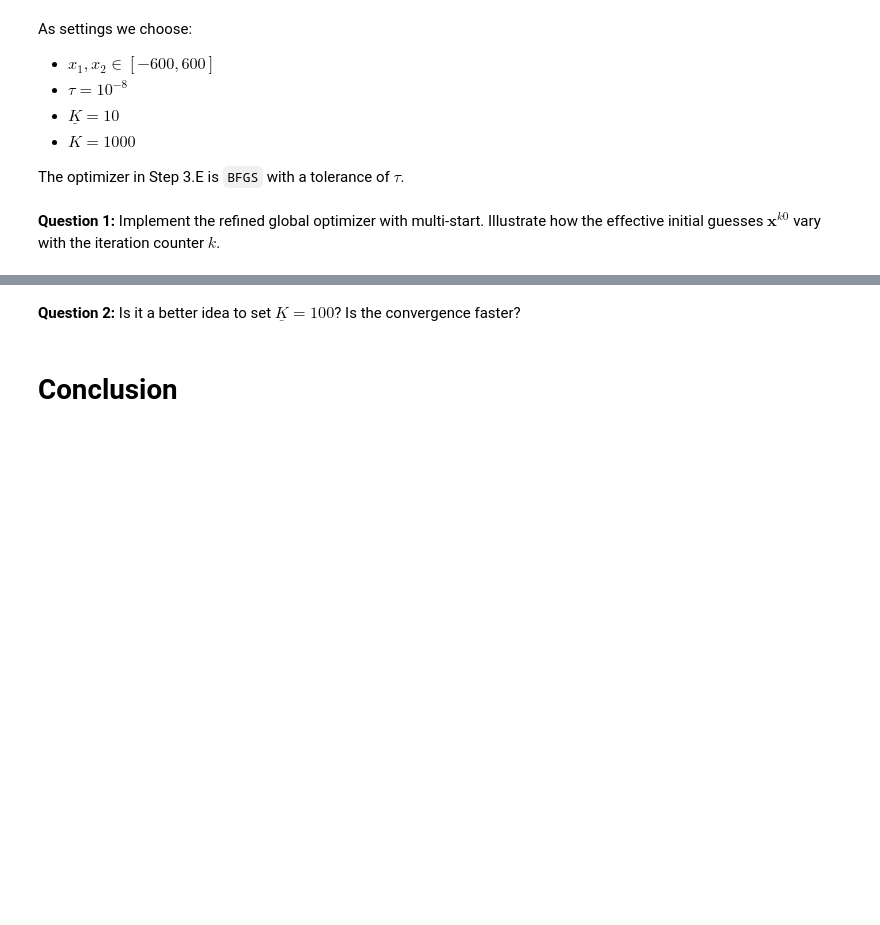
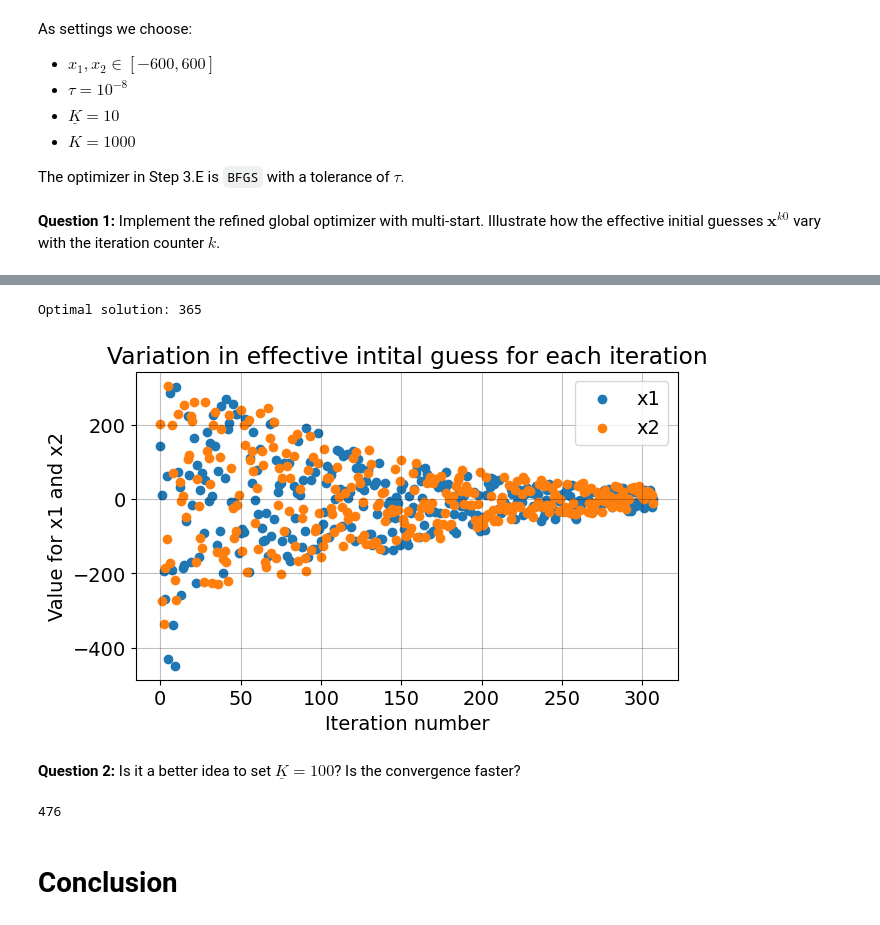
Before and after one commit to NumEconCopenhagen/projects-2023-jos-p-og-tex, a Jupyter notebook: examproject/examproject opr.ipynb, the cells around one changed output, grey strips where cells are left out. Drawn from its saved outputs; the diff is of its cells as text; code cells hidden in the pictures; blank space fills up the shorter version.

```diff
--- a/examproject/examproject opr.ipynb
+++ b/examproject/examproject opr.ipynb
@@ -62,3 +78,9 @@ w &= 1.0 \\
 $$
 # %% [markdown]
 **Question 1:** Verify that the optimal labor supply choice is $L^{\star}(\tilde{w}) =\frac{-\kappa+\sqrt{\kappa^{2}+4\frac{\alpha}{\nu}\tilde{w}^2}}{2\tilde{w}}$, where $\tilde{w} = (1-\tau)w$, for $G\in\left\{1.0 , 2.0\right\}$.
+# %%
+# Parameters
+alpha, kappa, v, omega, tau, omega_2 = sm.symbols('alpha kappa v omega tau omega_2')
+
+# Variables
+G, C, L, = sm.symbols('G C L')
@@ -65,2 +106,18 @@ $$
+# %%
+# We define the answer, as sympy is not able to solve the equation properly
+L_star_omega2 = (-kappa+sm.sqrt(kappa**2+4*alpha/v*omega_2))/(2*omega_2)
+L_star_omega2
 # %% [markdown]
 **Question 2:** Illustrate how $L^{\star}(\tilde{w})$ depends on $w$.
+# %%
+L_star_func = sm.lambdify((kappa, alpha, v, omega_2), L_star_omega2)
+
+L_vec = []
+for omega in range(1, 10):
+    omega_val = 0.1*omega
+    tau = 0.3
+    omega_tilde = (1-tau)*omega_val
+    L_val = L_star_func(1, 0.5, 1/(2*16**2), omega_tilde)
+    L_vec.append(L_val)
+
+omega_vec = np.linspace(0.1, len(L_vec), len(L_vec))
@@ -228,5 +599,40 @@ The optimizer in Step 3.E is `BFGS` with a tolerance of $\tau$.
+# %%
+print("Optimal solution:", result[2])
+# %% [output]
+Optimal solution: 365
+# %%
+x_k0_vec = result[1]
+x_k0_vec
+
+x1_vec = [point[0] for point in x_k0_vec]  # Extract the first element (x1) from each point
+x2_vec = [point[1] for point in x_k0_vec]  # Extract the second element (x2) from each point
+
+# Create plot
+fig = plt.figure(figsize=(7,4))
+ax = fig.add_subplot(1,1,1)
+plt.scatter(np.arange(len(x1_vec)), x1_vec, label='x1')
+plt.scatter(np.arange(len(x2_vec)), x2_vec, label='x2')
+
+# Set labels and title
+ax.set_xlabel('Iteration number')
+ax.set_ylabel('Value for x1 and x2')
+ax.set_title('Variation in effective intital guess for each iteration')
+
+# Add a legend
+ax.legend()
+
+# Show the plot
+plt.show();
+# %% [output]
+[figure, added]
 # %% [markdown]
 **Question 2:** Is it a better idea to set $\underline{K} = 100$? Is the convergence faster?
+# %%
+warmup_iters = 100
+result = refined_global_optimizer(bounds, tolerance, warmup_iters, max_iters)
+result[2]
+# %% [output]
+476
 # %% [markdown]
 # Conclusion
 # %% [markdown]
```
Also changed, not shown: parts of 25 cells of this notebook.
